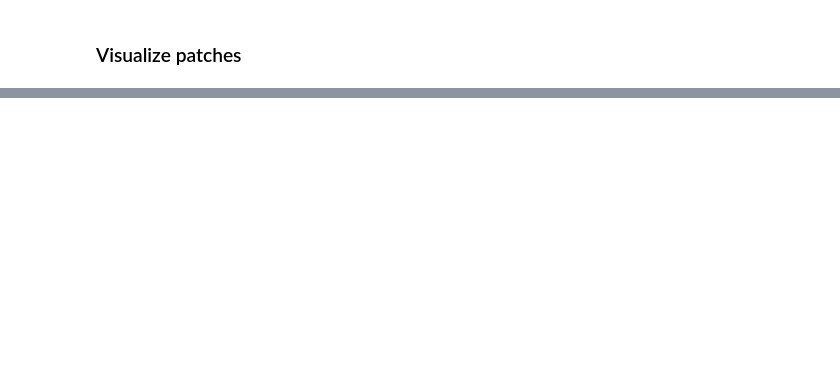
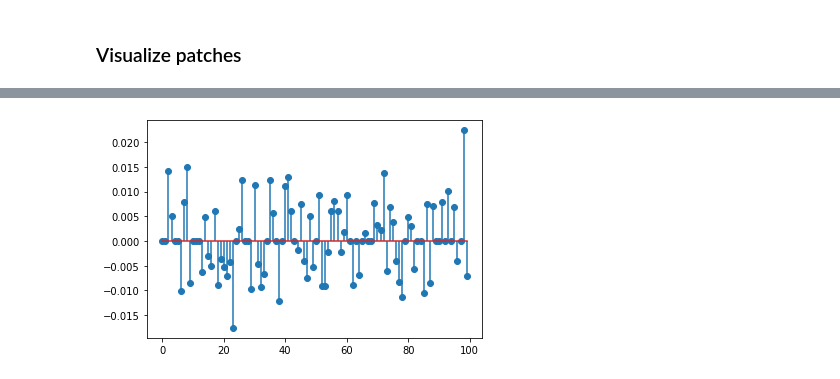
Before and after one commit to rctn/sparsecoding, a Jupyter notebook: examples/sparse_coding.ipynb, the cells around one changed output, grey strips where cells are left out. Saved outputs shown, nothing was run; the diff lists cells and outputs as text; code cells hidden in the pictures; blank space fills up the shorter version.

```diff
--- a/examples/sparse_coding.ipynb
+++ b/examples/sparse_coding.ipynb
@@ -52,0 +70,5 @@ tensor([[0., 0., 0.,  ..., 0., 0., 0.],
+# %%
+plt.stem(A[2,:].reshape(-1))
+plt.show()
+# %% [output]
+[figure, added]
```
Also changed, not shown: parts of 11 cells of this notebook, 2 other files.
